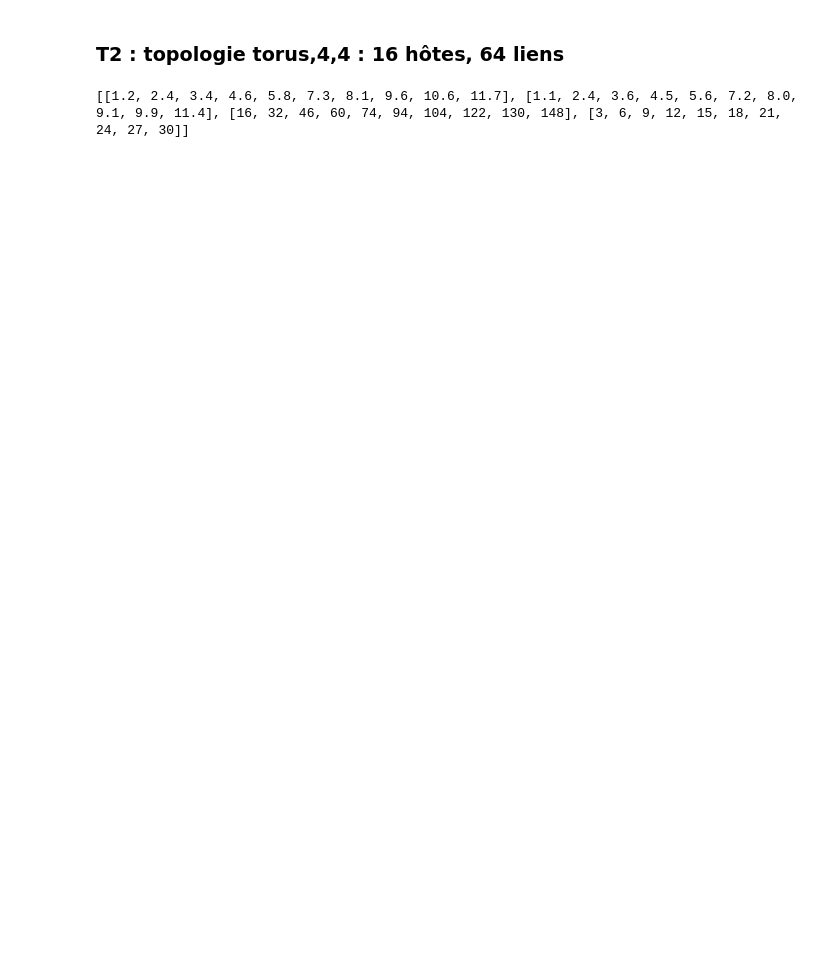
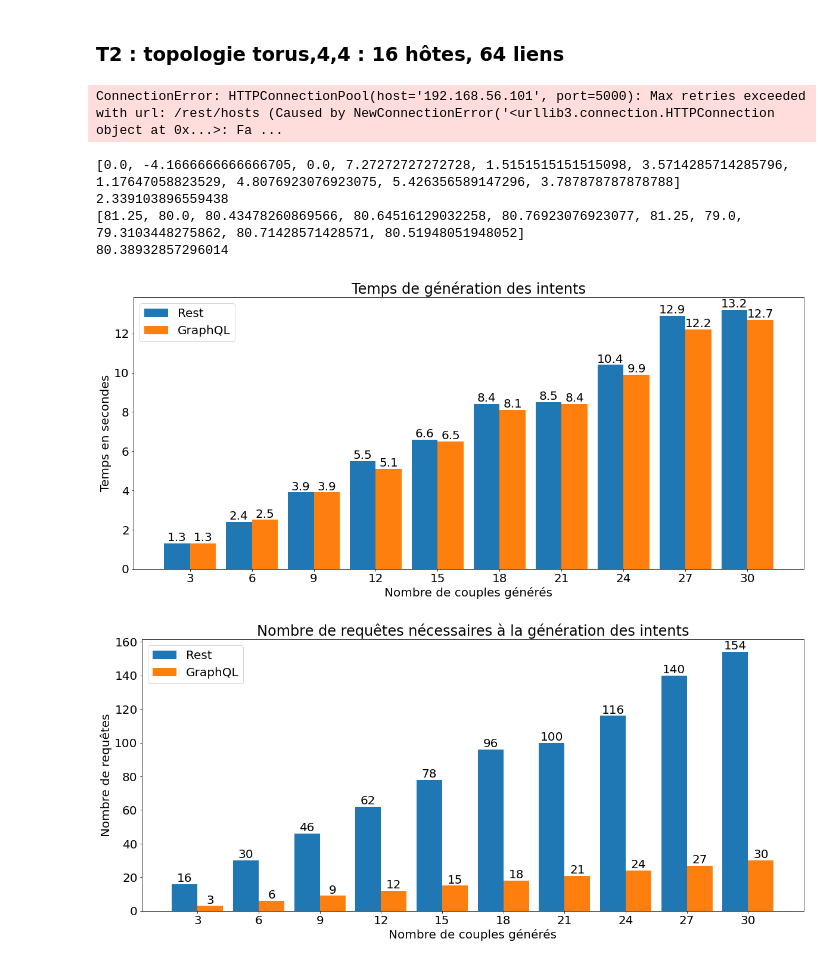
Before and after one commit to dlu02/stage2a, a Jupyter notebook: tests-vall.ipynb, the cells around one changed output. Cells and saved outputs as stored; diff of their text form; code cells hidden in the pictures; blank space fills up the shorter version.

```diff
--- a/tests-vall.ipynb
+++ b/tests-vall.ipynb
@@ -14,9 +14,7 @@ import itertools
 import random
 import numpy as np
 
-gq_req_size = 0
-rest_req_size = 0
-ip = "192.168.1.154"
+ip = "127.0.0.1"
 
 def create_graph_graphql(ip):
     global gq_req_size
@@ -42,10 +40,13 @@ def create_graph_graphql(ip):
         link_list = r_links.json()['data']['liens']
 
         for l in link_list:
+            l['src'] = eval(l['src'])
+            l['dst'] = eval(l['dst'])
             gr.add_edge(l['src']['device'],l['dst']['device'],orig=l['src']['port'],dest=l['dst']['port'])
             gr.add_edge(l['dst']['device'],l['src']['device'],orig=l['dst']['port'],dest=l['src']['port'])
 
         for h in host_list:
+            h['locations'] = list(eval(h['locations']))
             gr.add_node(h['id'],id=h['id'])
             host_list_mac_gq.append(h['id'])
             gr.add_edge(h['id'],h['locations'][0]["elementId"],orig="host",dest=h['locations'][0]["port"])
@@ -59,8 +60,8 @@ def create_graph_rest(ip):
     gr = nx.DiGraph()
 
     # requêtes au contrôleur ONOS
-    r_host = requests.get("http://"+ip+":5000/hosts")
-    r_link = requests.get("http://"+ip+":5000/links")
+    r_host = requests.get("http://"+ip+":5000/rest/hosts")
+    r_link = requests.get("http://"+ip+":5000/rest/links")
     rest_req_size = len(r_host.content + r_link.content)
     if (r_host.status_code != 200):
         return "Erreur sur la liste des hôtes."
@@ -281,12 +408,26 @@ ZeroDivisionError: float division by zero
 # %% [markdown]
 ### T2 : topologie torus,4,4 : 16 hôtes, 64 liens
 # %%
+gq_req_size = 0
+rest_req_size = 0
+size_send_re = 0
+size_rece_re = 0
+size_send_gq = 0
+size_rece_gq = 0
+
 gr_rest = create_graph_rest(ip)
 gr_graphql = create_graph_graphql(ip)
 
-l = do_install_intent(gr_rest,gr_graphql)
-print(l)
+l2 = do_install_intent(gr_rest,gr_graphql)
+print(l2)
 # %% [output]
-[[1.2, 2.4, 3.4, 4.6, 5.8, 7.3, 8.1, 9.6, 10.6, 11.7], [1.1, 2.4, 3.6, 4.5, 5.6, 7.2, 8.0, 9.1, 9.9, 11.4], [16, 32, 46, 60, 74, 94, 104, 122, 130, 148], [3, 6, 9, 12, 15, 18, 21, 24, 27, 30]]
+ConnectionError: HTTPConnectionPool(host='192.168.56.101', port=5000): Max retries exceeded with url: /rest/hosts (Caused by NewConnectionError('<urllib3.connection.HTTPConnection object at 0x...>: Fa ...
 # %%
-trace_resultats(l)
+trace_resultats(l2)
+# %% [output]
+[0.0, -4.1666666666666705, 0.0, 7.27272727272728, 1.5151515151515098, 3.5714285714285796, 1.17647058823529, 4.8076923076923075, 5.426356589147296, 3.787878787878788]
+2.339103896559438
+[81.25, 80.0, 80.43478260869566, 80.64516129032258, 80.76923076923077, 81.25, 79.0, 79.3103448275862, 80.71428571428571, 80.51948051948052]
+80.38932857296014
+[figure, added]
+[figure, added]
```
Also changed, not shown: parts of 3 cells of this notebook.
